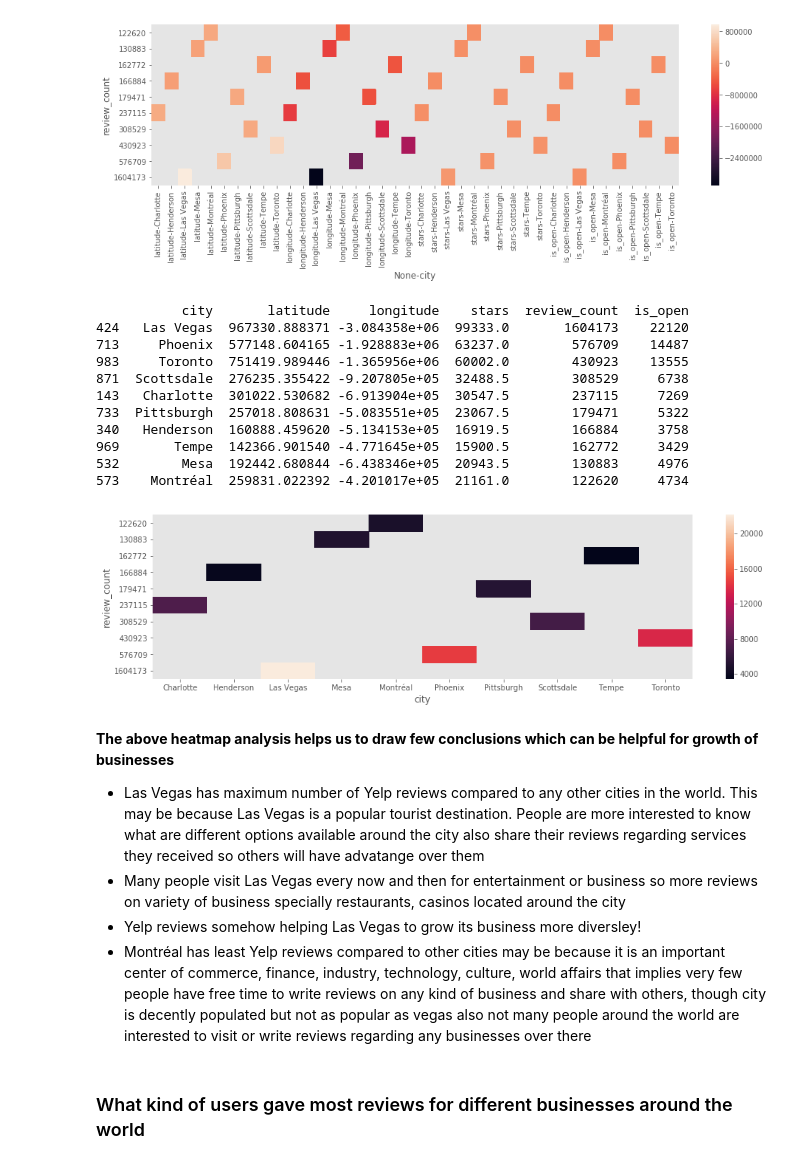
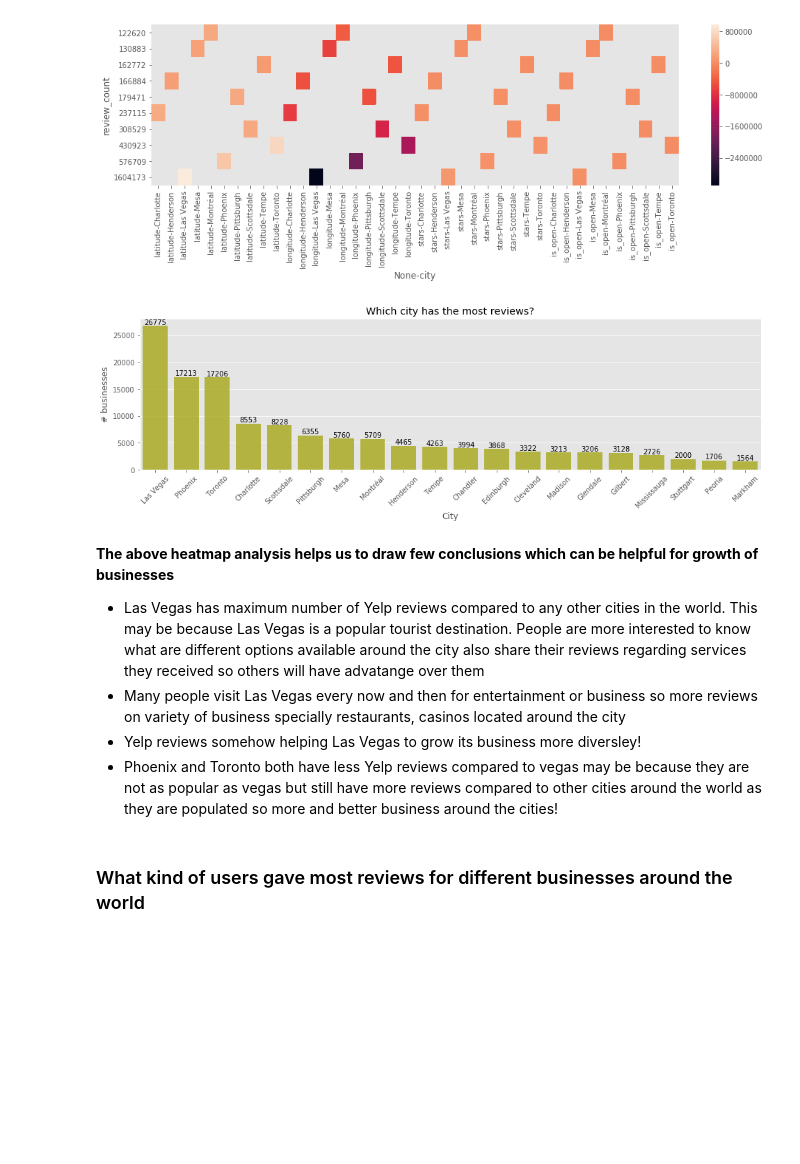
Before and after one commit to PallaviW/Yelp_Capstone_Project, a Jupyter notebook: Yelp_Capstone Project .ipynb, the cells around one changed output. Drawn from its saved outputs; the diff is of its cells as text; code cells hidden in the pictures; blank space fills up the shorter version.

```diff
--- a/Yelp_Capstone Project .ipynb
+++ b/Yelp_Capstone Project .ipynb
@@ -151,33 +151,35 @@ sns.heatmap(result)
 plt.show()
 # %% [output]
 [figure]
-# %%
-#Get the distribution of the review counts as per cities
-business_data_bottom = business_data.iloc[-10:]
-print(business_data_bottom)
-plt.figure(figsize=(16,4))
-result = business_data_bottom.pivot('review_count','city','is_open')
-sns.heatmap(result)
-plt.show()
-# %% [output]
-           city       latitude     longitude    stars  review_count  is_open
-424   Las Vegas  967330.888371 -3.084358e+06  99333.0       1604173    22120
-713     Phoenix  577148.604165 -1.928883e+06  63237.0        576709    14487
-983     Toronto  751419.989446 -1.365956e+06  60002.0        430923    13555
-871  Scottsdale  276235.355422 -9.207805e+05  32488.5        308529     6738
-143   Charlotte  301022.530682 -6.913904e+05  30547.5        237115     7269
-733  Pittsburgh  257018.808631 -5.083551e+05  23067.5        179471     5322
-340   Henderson  160888.459620 -5.134153e+05  16919.5        166884     3758
-969       Tempe  142366.901540 -4.771645e+05  15900.5        162772     3429
-532        Mesa  192442.680844 -6.438346e+05  20943.5        130883     4976
-573    Montréal  259831.022392 -4.201017e+05  21161.0        122620     4734
-[figure, removed]
+# %%
+#Get the distribution of the ratings
+x=business['city'].value_counts()
+x=x.sort_values(ascending=False)
+x=x.iloc[0:20]
+plt.figure(figsize=(16,4))
+ax = sns.barplot(x.index, x.values, alpha=0.8,color='y')
+plt.title("Which city has the most reviews?")
+locs, labels = plt.xticks()
+plt.setp(labels, rotation=45)
+plt.ylabel('# businesses', fontsize=12)
+plt.xlabel('City', fontsize=12)
+
+#adding the text labels
+rects = ax.patches
+labels = x.values
+for rect, label in zip(rects, labels):
+    height = rect.get_height()
+    ax.text(rect.get_x() + rect.get_width()/2, height + 5, label, ha='center', va='bottom')
+
+plt.show()
+# %% [output]
+[figure, added]
 # %% [markdown]
 **The above heatmap analysis helps us to draw few conclusions which can be helpful for growth of businesses**
 - Las Vegas has maximum number of Yelp reviews compared to any other cities in the world. This may be because Las Vegas is a popular tourist destination. People are more interested to know what are different options available around the city also share their reviews regarding services they received so others will have advatange over them
 - Many people visit Las Vegas every now and then for entertainment or business so more reviews on variety of business specially restaurants, casinos located around the city
 - Yelp reviews somehow helping Las Vegas to grow its business more diversley!
-- Montréal has least Yelp reviews compared to other cities may be because it is an important center of commerce, finance, industry, technology, culture, world affairs that implies very few people have free time to write reviews on any kind of business and share with others, though city is decently populated but not as popular as vegas also not many people around the world are interested to visit or write reviews regarding any businesses over there
+- Phoenix and Toronto both have less Yelp reviews compared to vegas may be because they are not as popular as vegas but still have more reviews compared to other cities around the world as they are populated so more and better business around the cities!
 # %% [markdown]
 ### What kind of users gave most reviews for different businesses around the world
 # %% [markdown]
```
